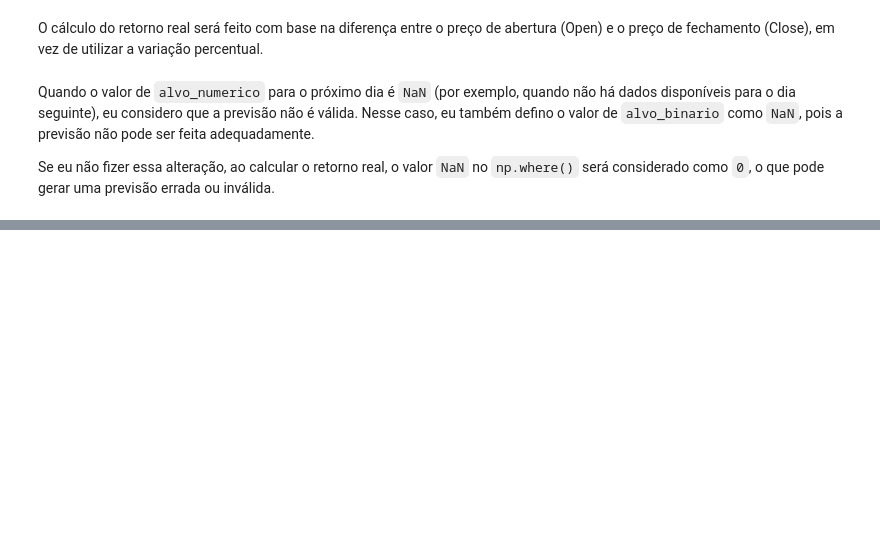
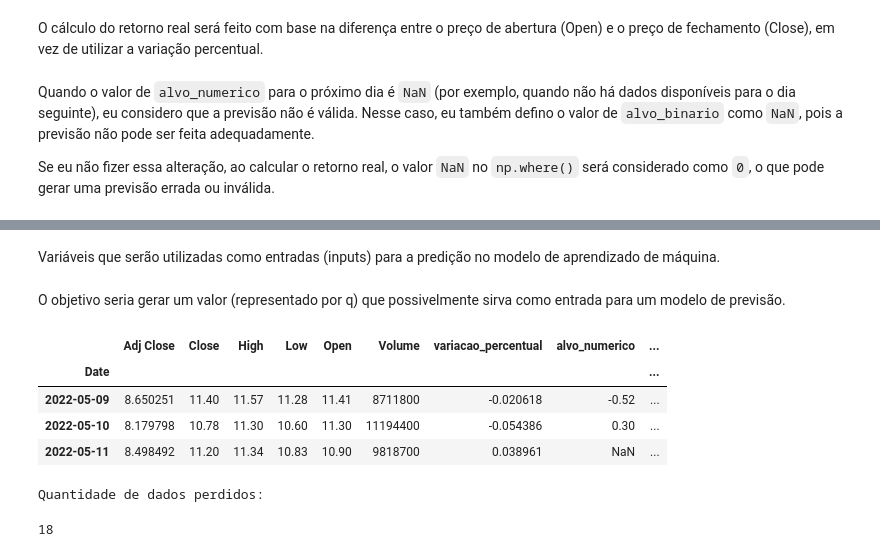
Before and after one commit to rianlucascs/predicao-dados-binarios, a Jupyter notebook: notebooks.ipynb, the cells around one changed output, grey strips where cells are left out. Cells and saved outputs as stored; diff of their text form; code cells hidden in the pictures; blank space fills up the shorter version.

```diff
--- a/notebooks.ipynb
+++ b/notebooks.ipynb
@@ -88,0 +139,35 @@ df_price.tail(3)
+# %% [markdown]
+Variáveis que serão utilizadas como entradas (inputs) para a predição no modelo de aprendizado de máquina.
+# %% [markdown]
+O objetivo seria gerar um valor (representado por q) que possivelmente sirva como entrada para um modelo de previsão.
+# %%
+def __0__feature_exemplo_(df):
+    Q = lambda x, t=5: x.rolling(t).mean()
+    W = lambda x, t=5: x.rolling(t).sum()
+
+    Z = 1 - df['Volume'] / df['Volume'].mean()
+    Z = Z.diff() - Q(Z, 5).diff()
+
+    X = W(df['variacao_percentual'], 10).diff() ** 2
+
+    C = 1 / (1 - W(X.shift(1) - X.shift(5), 3) ** 2)
+
+    q = (C + X) / (1 - Z)
+
+    return q
+
+df_price[0] = __0__feature_exemplo_(df_price)
+
+df_price.tail(3)
+# %% [output]
+|  | Adj Close | Close | High | Low | Open | Volume | variacao_percentual | alvo_numerico | ... |
+| Date |  |  |  |  |  |  |  |  | ... |
+| 2022-05-09 | 8.650251 | 11.40 | 11.57 | 11.28 | 11.41 | 8711800 | -0.020618 | -0.52 | ... |
+| 2022-05-10 | 8.179798 | 10.78 | 11.30 | 10.60 | 11.30 | 11194400 | -0.054386 | 0.30 | ... |
+| 2022-05-11 | 8.498492 | 11.20 | 11.34 | 10.83 | 10.90 | 9818700 | 0.038961 | NaN | ... |
+# %%
+print('Quantidade de dados perdidos: ')
+int(df_price[0].isnull().sum())
+# %% [output]
+Quantidade de dados perdidos:
+18
```
Also changed, not shown: parts of 9 cells of this notebook.
